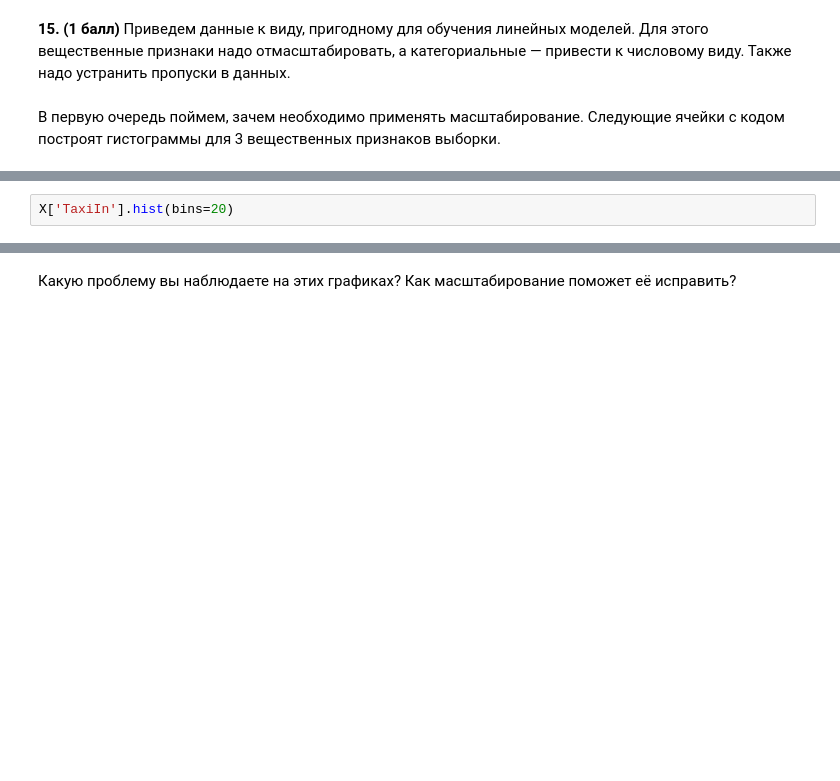
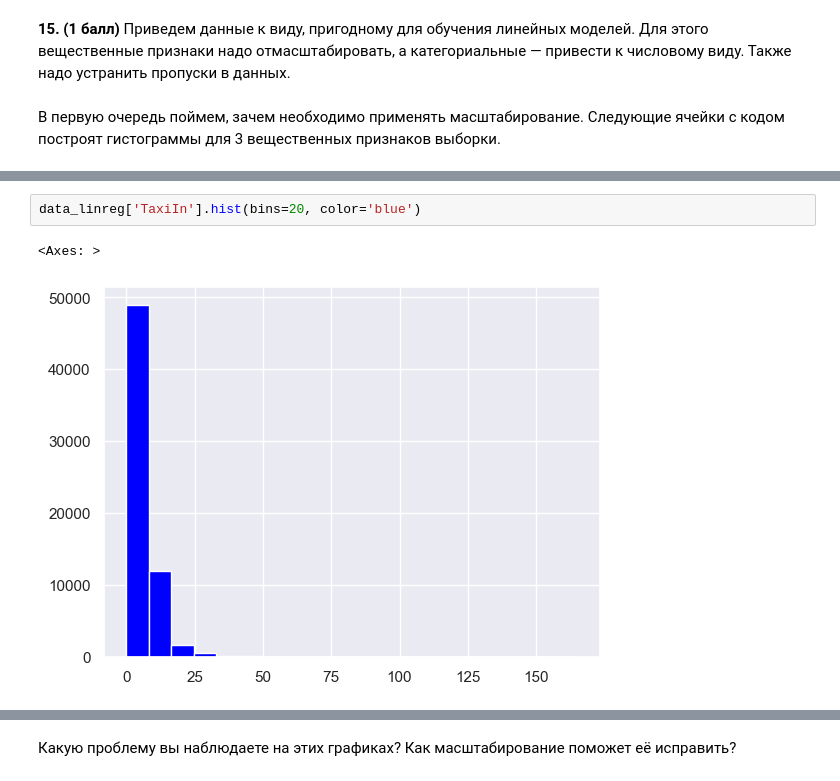
Before and after one commit to sergeiperel/MachineLearning2023, a Jupyter notebook: homework02/homework-practice-02-linregr/Домашнее задание 2 - предобработка признаков, pandas, линейная регрессия/homework-practice-02-linregr.ipynb, the cells around one changed output, grey strips where cells are left out. Drawn from its saved outputs; the diff is of its cells as text; blank space fills up the shorter version.

```diff
--- a/homework02/homework-practice-02-linregr/Домашнее задание 2 - предобработка признаков, pandas, линейная регрессия/homework-practice-02-linregr.ipynb
+++ b/homework02/homework-practice-02-linregr/Домашнее задание 2 - предобработка признаков, pandas, линейная регрессия/homework-practice-02-linregr.ipynb
@@ -400,3 +521,6 @@ X['DepTime_Hour'].hist(bins=20)
 # %%
-X['TaxiIn'].hist(bins=20)
+data_linreg['TaxiIn'].hist(bins=20, color='blue')
+# %% [output]
+<Axes: >
+[figure, added]
 # %%
```
Also changed, not shown: parts of 53 cells of this notebook.
